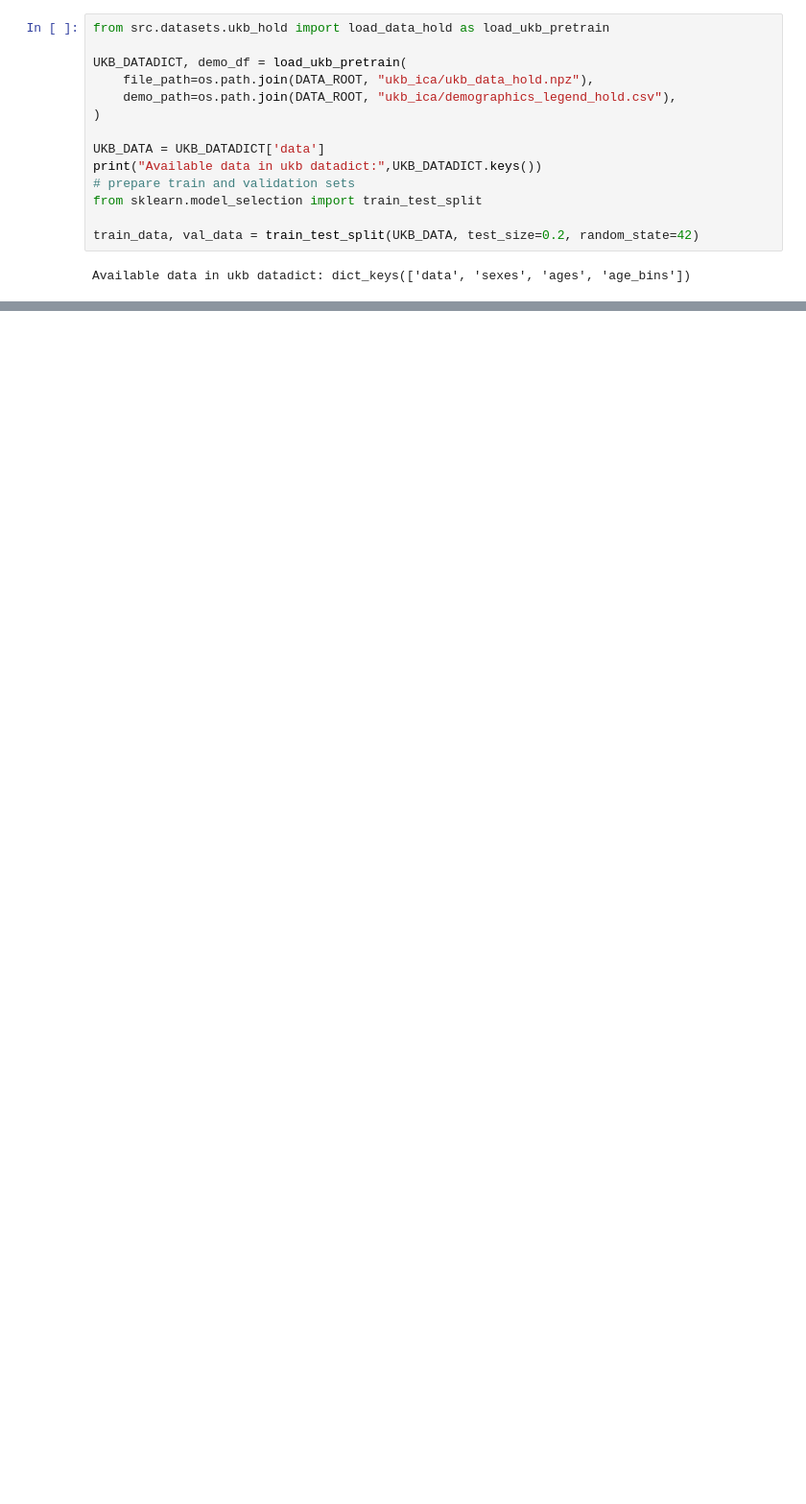
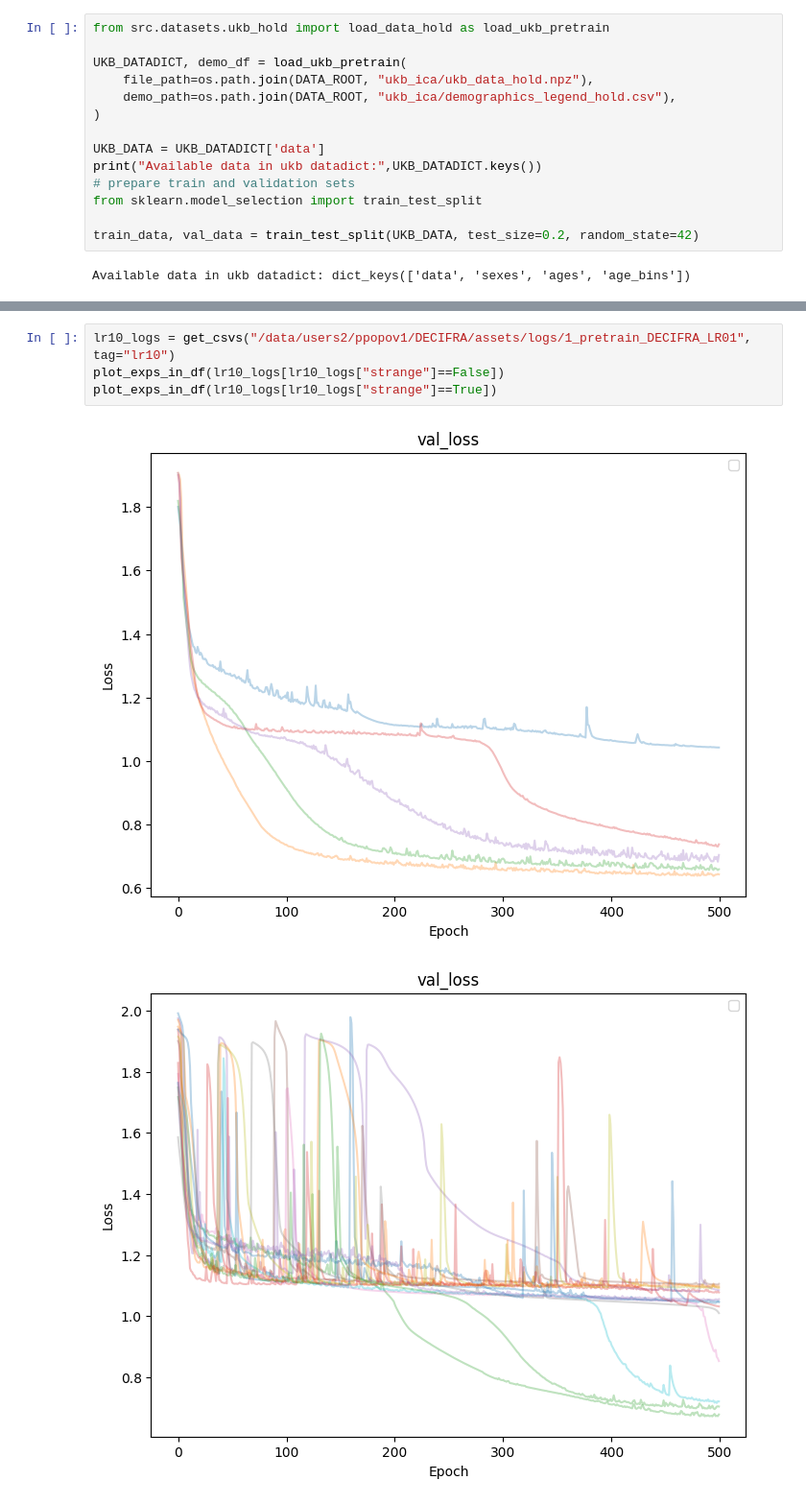
Before and after one commit to neuroneural/DECIFRA, a Jupyter notebook: scripts/01_DECIFRA_pretraining.ipynb, the cells around one changed output, grey strips where cells are left out. Shown at 96% size. Drawn from its saved outputs; the diff is of its cells as text; blank space fills up the shorter version.

```diff
--- a/scripts/01_DECIFRA_pretraining.ipynb
+++ b/scripts/01_DECIFRA_pretraining.ipynb
@@ -338,0 +315,7 @@ plt.legend()
+# %%
+lr10_logs = get_csvs("/data/users2/ppopov1/DECIFRA/assets/logs/1_pretrain_DECIFRA_LR01", tag="lr10")
+plot_exps_in_df(lr10_logs[lr10_logs["strange"]==False])
+plot_exps_in_df(lr10_logs[lr10_logs["strange"]==True])
+# %% [output]
+[figure, added]
+[figure, added]
```
Also changed, not shown: parts of 31 cells of this notebook, 7 other files.
